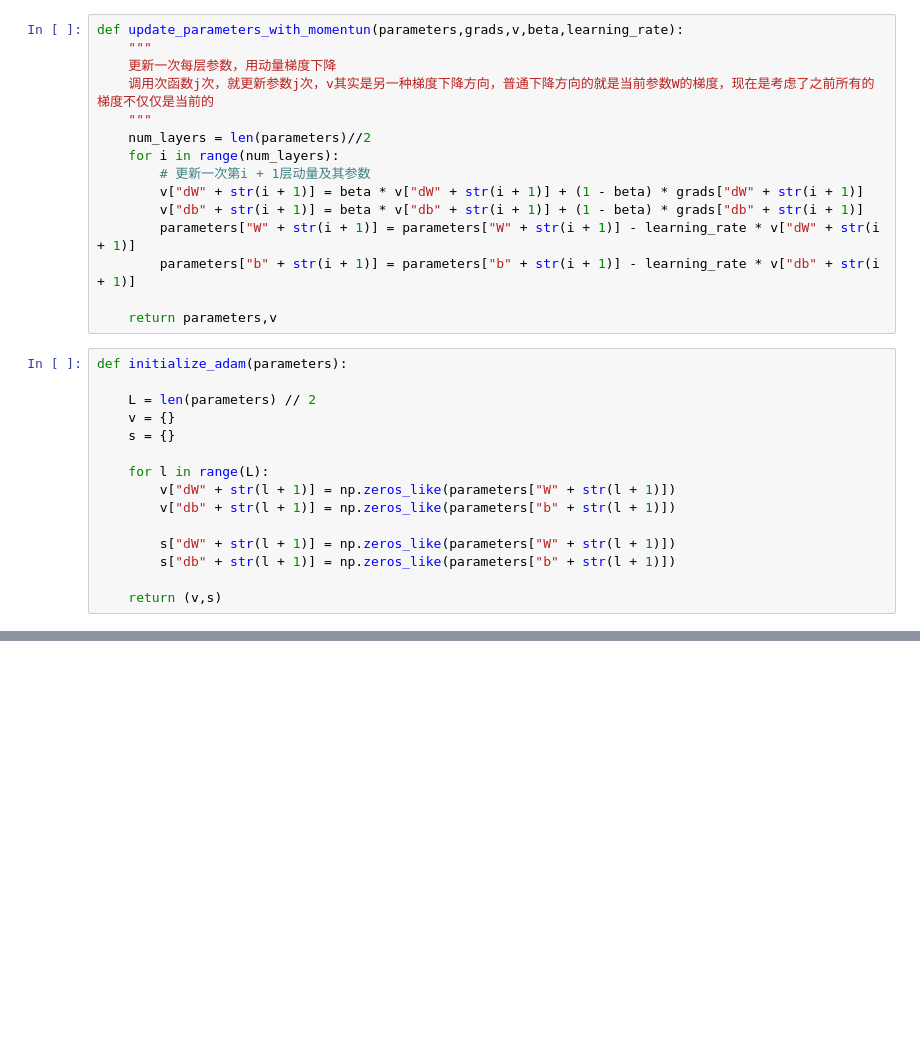
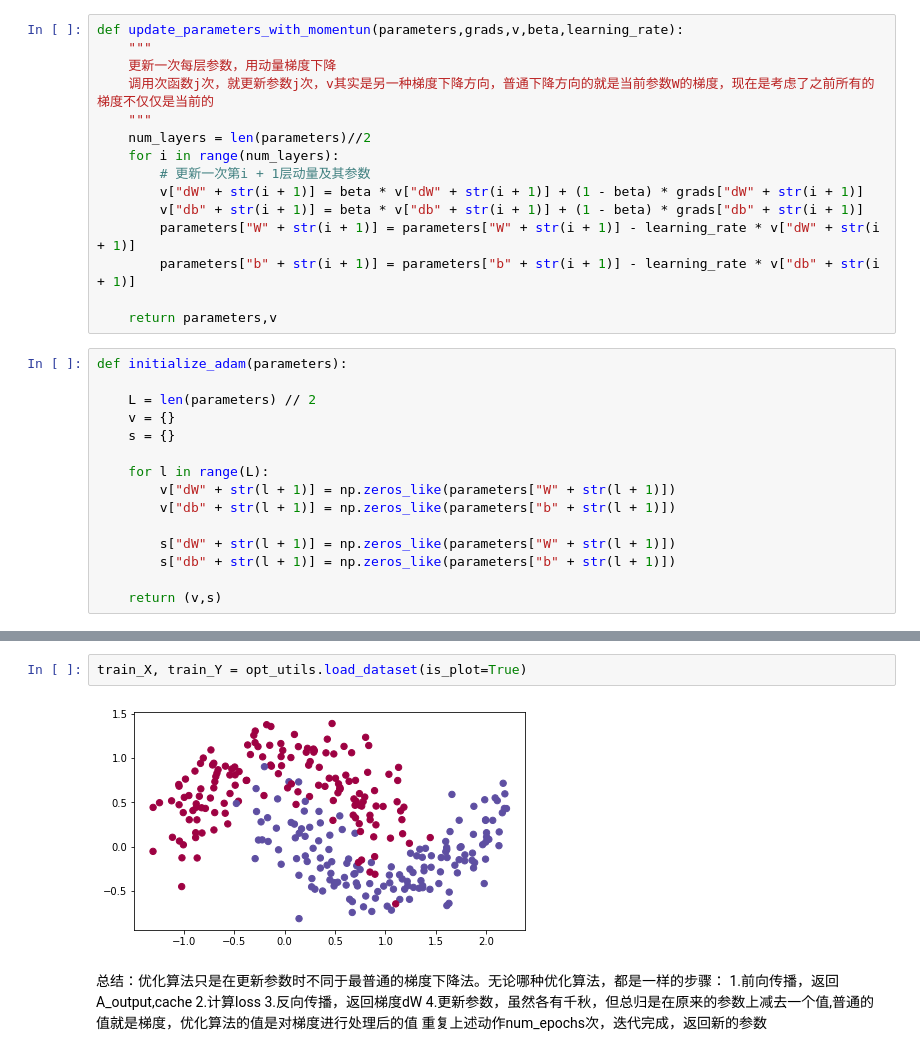
Before and after one commit to yyuanl/deep_learning_exercise, a Jupyter notebook: 课程2 改善神经网络/课程2-第二周作业-优化算法/Untitled.ipynb, the cells around one changed output, grey strips where cells are left out. Saved outputs shown, nothing was run; the diff lists cells and outputs as text; blank space fills up the shorter version.

```diff
--- a/课程2 改善神经网络/课程2-第二周作业-优化算法/Untitled.ipynb
+++ b/课程2 改善神经网络/课程2-第二周作业-优化算法/Untitled.ipynb
@@ -130,0 +171,11 @@ print('s["db2"] = ' + str(s["db2"]))
+# %%
+train_X, train_Y = opt_utils.load_dataset(is_plot=True)
+# %% [output]
+[figure, added]
+# %% [markdown]
+总结：优化算法只是在更新参数时不同于最普通的梯度下降法。无论哪种优化算法，都是一样的步骤：
+1.前向传播，返回A_output,cache
+2.计算loss
+3.反向传播，返回梯度dW
+4.更新参数，虽然各有千秋，但总归是在原来的参数上减去一个值,普通的值就是梯度，优化算法的值是对梯度进行处理后的值
+重复上述动作num_epochs次，迭代完成，返回新的参数
```
Also changed, not shown: parts of 5 cells of this notebook.
